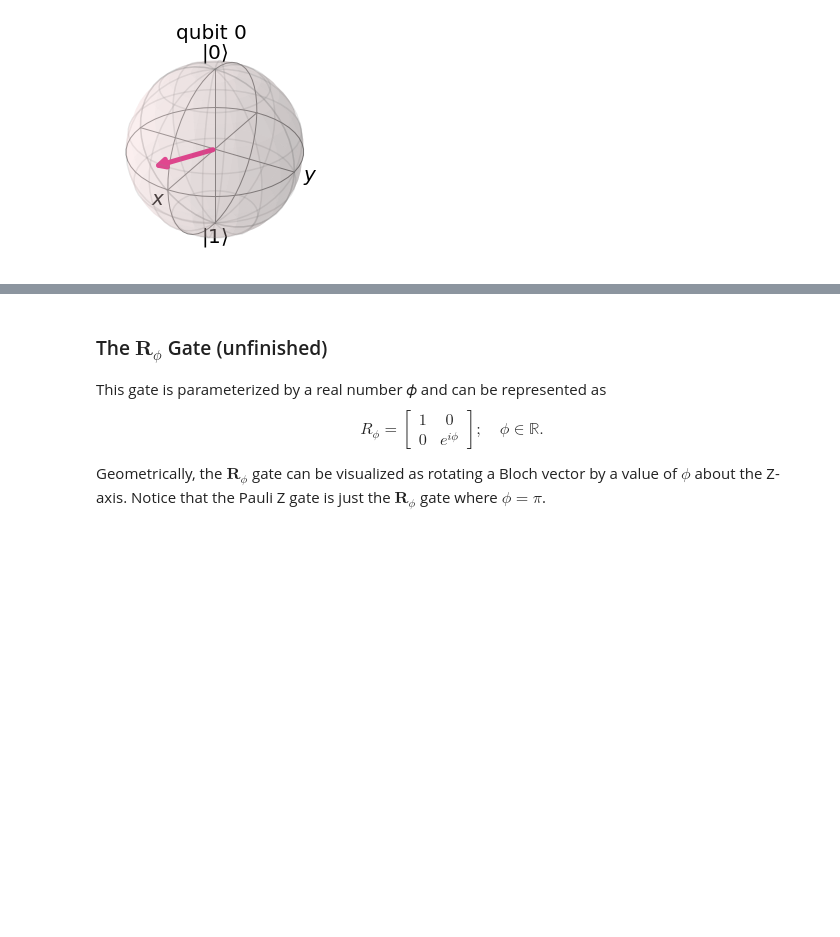
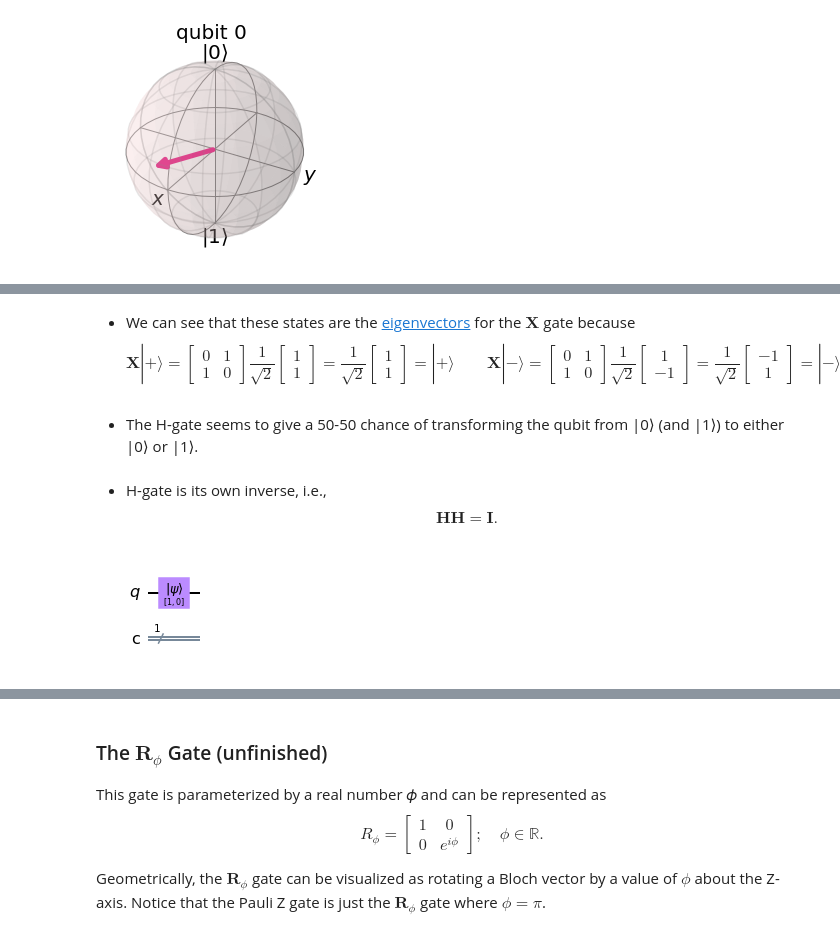
Before and after one commit to vicente-gonzalez-ruiz/quantum_computing, a Jupyter notebook: quantum_computing.ipynb, the cells around one changed output, grey strips where cells are left out. Saved outputs shown, nothing was run; the diff lists cells and outputs as text; code cells hidden in the pictures; blank space fills up the shorter version.

```diff
--- a/quantum_computing.ipynb
+++ b/quantum_computing.ipynb
@@ -899,0 +813,42 @@ qc.initialize([1, 0], 0)
+# %% [markdown]
+* We can see that these states are the [eigenvectors](https://en.wikipedia.org/wiki/Eigenvalues_and_eigenvectors) for the $\mathbf{X}$ gate because
+$$
+\mathbf{X}|+⟩=
+\begin{bmatrix}
+   0 & 1 \\
+   1 & 0
+\end{bmatrix}
+\frac{1}{\sqrt{2}}
+\begin{bmatrix}
+   1 \\
+   1
+\end{bmatrix}=
+\frac{1}{\sqrt{2}}
+\begin{bmatrix}
+   1 \\
+   1
+\end{bmatrix} = |+⟩
+\qquad
+\mathbf{X}|-⟩=
+\begin{bmatrix}
+   0 & 1 \\
+   1 & 0
+\end{bmatrix}
+\frac{1}{\sqrt{2}}
+\begin{bmatrix}
+   1 \\
+   -1
+\end{bmatrix}=
+\frac{1}{\sqrt{2}}
+\begin{bmatrix}
+   -1 \\
+   1
+\end{bmatrix} = |-⟩
+$$
+# %% [markdown]
+* The H-gate seems to give a 50-50 chance of transforming the qubit from |0⟩ (and |1⟩) to either |0⟩ or |1⟩.
+# %% [markdown]
+* H-gate is its own inverse, i.e.,
+$$
+\mathbf{H}\mathbf{H}=\mathbf{I}.
+$$
@@ -900 +858,7 @@ qc.initialize([1, 0], 0)
+# %%
+# Input a qubit.
+qc.initialize([1, 0], 0) # The 0-th qubit is |0⟩
+qc.draw(output='mpl')
+# %% [output]
+[figure, added]
 # %%
```
Also changed, not shown: parts of 52 cells of this notebook.
